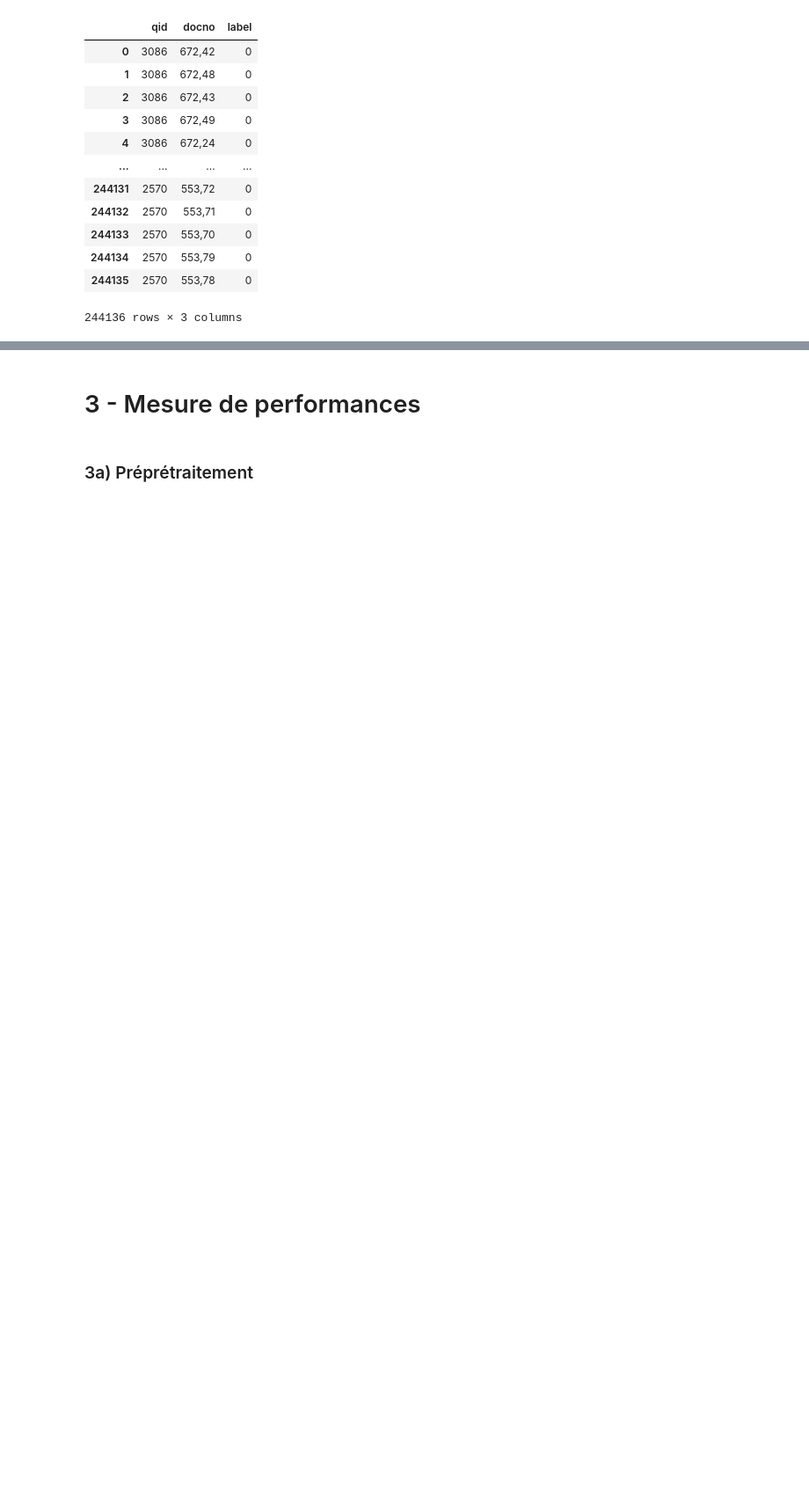
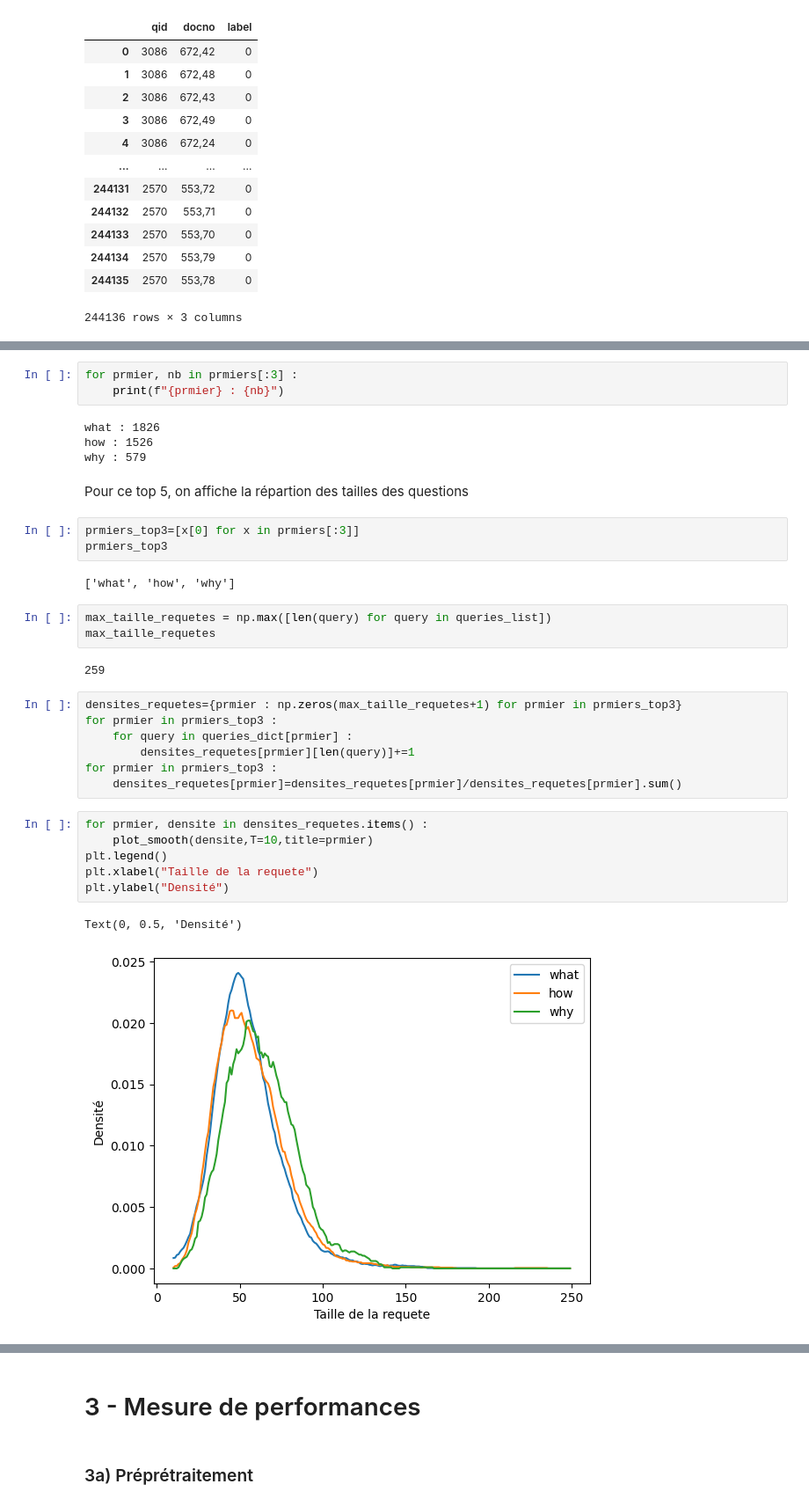
Before and after one commit to barthosdac/projet-rital, a Jupyter notebook: f.ipynb, the cells around one changed output, grey strips where cells are left out. Shown at 88% size. Cells and saved outputs as stored; diff of their text form; blank space fills up the shorter version.

Commit message:
analyse tailles en mot

```diff
--- a/f.ipynb
+++ b/f.ipynb
@@ -146,0 +180,35 @@ qrel
+# %%
+for prmier, nb in prmiers[:3] :
+    print(f"{prmier} : {nb}")
+# %% [output]
+what : 1826
+how : 1526
+why : 579
+# %% [markdown]
+Pour ce top 5, on affiche la répartion des tailles des questions
+# %%
+prmiers_top3=[x[0] for x in prmiers[:3]]
+prmiers_top3
+# %% [output]
+['what', 'how', 'why']
+# %%
+max_taille_requetes = np.max([len(query) for query in queries_list])
+max_taille_requetes
+# %% [output]
+259
+# %%
+densites_requetes={prmier : np.zeros(max_taille_requetes+1) for prmier in prmiers_top3}
+for prmier in prmiers_top3 :
+    for query in queries_dict[prmier] :
+        densites_requetes[prmier][len(query)]+=1
+for prmier in prmiers_top3 :
+    densites_requetes[prmier]=densites_requetes[prmier]/densites_requetes[prmier].sum()
+# %%
+for prmier, densite in densites_requetes.items() :
+    plot_smooth(densite,T=10,title=prmier)
+plt.legend()
+plt.xlabel("Taille de la requete")
+plt.ylabel("Densité")
+# %% [output]
+Text(0, 0.5, 'Densité')
+[figure, added]
```
Also changed, not shown: parts of 20 cells of this notebook.
